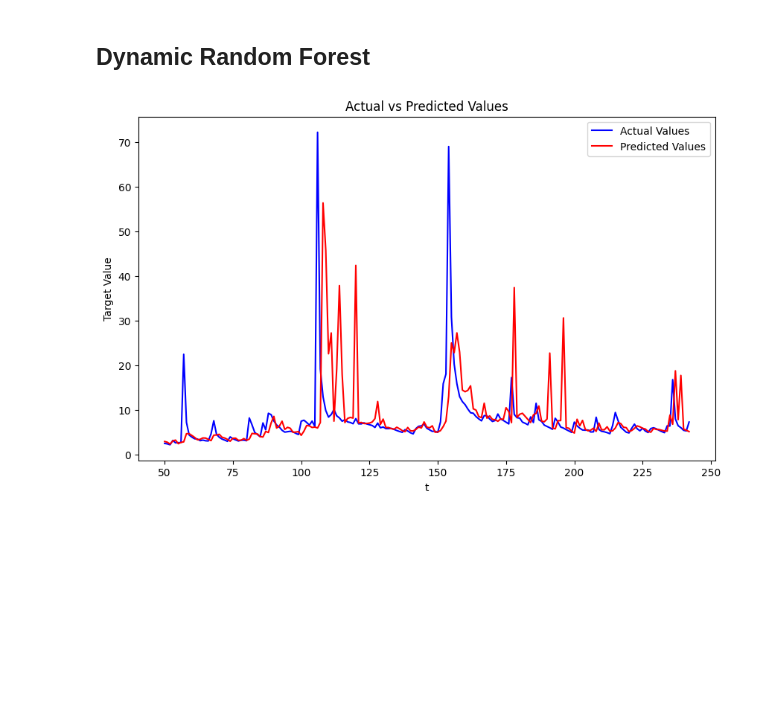
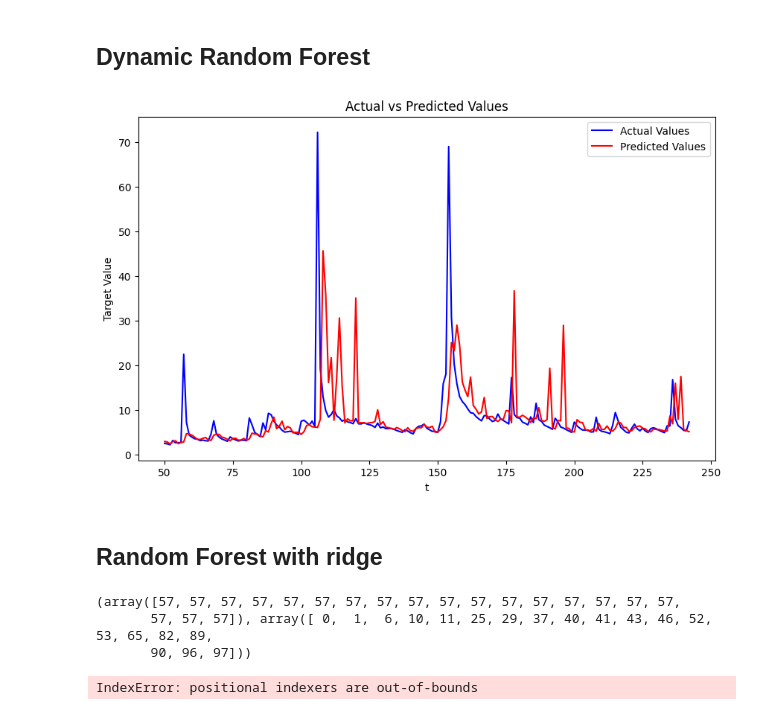
Before and after one commit to vdorseuil/ML_forecast, a Jupyter notebook: random_forest.ipynb, the cells around one changed output. Saved outputs shown, nothing was run; the diff lists cells and outputs as text; code cells hidden in the pictures; blank space fills up the shorter version.

Commit message:
new random_forest

```diff
--- a/random_forest.ipynb
+++ b/random_forest.ipynb
@@ -92,37 +91,100 @@ X = X_ger
 y = y_ger
 
 # Initialize the model
-model = RandomForestRegressor(n_estimators=50, random_state=42)
+model = RandomForestRegressor(n_estimators=100, random_state=42, bootstrap=True)
 
 # Lists to store the actual and predicted values
 actual_values = []
 predicted_values = []
 
 # Loop over t from 50 to the length of the dataset
 for t in range(50, len(X)):
     # Split the data
     X_train = X[:t]
     y_train = y[:t]
     X_test = X.iloc[[t]]  # Reshape to 2D array for prediction
 
     # Train the model
     model.fit(X_train, y_train)
 
     # Make prediction on the t-th sample
     y_pred = model.predict(X_test)
 
     # Store the actual and predicted values
     actual_values.append(y[t])
     predicted_values.append(y_pred[0])
 
 # Plot the actual vs predicted values
 plt.figure(figsize=(10, 6))
 plt.plot(range(50, len(X)), actual_values, label='Actual Values', color='blue')
 plt.plot(range(50, len(X)), predicted_values, label='Predicted Values', color='red')
 plt.xlabel('t')
 plt.ylabel('Target Value')
 plt.title('Actual vs Predicted Values')
 plt.legend()
 plt.show()
 # %% [output]
-[figure, old version]
+[figure, new version]
+# %% [markdown]
+## Random Forest with ridge
+# %%
+
+
+model = RandomForestRegressor(n_estimators=100, random_state=42, max_depth=20)
+
+model.fit(X_ger, y_ger)
+
+# Make predictions on the test set
+y_pred = model.predict(X_ger)
+
+leaf_indices = model.apply(X_ger)
+unique_leaves = np.unique(leaf_indices)
+
+ridge_models = {}
+
+for leaf in unique_leaves:
+    indices = np.where(leaf_indices == leaf)
+    print(indices)
+    X_leaf = X_ger.iloc[indices]
+    y_leaf = y_ger.iloc[indices]
+    ridge = Ridge()
+    ridge.fit(X_leaf, y_leaf)
+    ridge_models[leaf] = ridge
+
+leaf_indices_valid = model.apply(X_valid)
+y_pred = np.zeros_like(y_ger)
+
+for i, leaf in enumerate(leaf_indices_valid):
+    ridge = ridge_models[leaf]
+    y_pred[i] = ridge.predict(X_valid.iloc[[i]])[0]
+
+
+# Tracer les valeurs réelles et les prédictions
+plt.plot(y_ger.reset_index(drop=True), label='Ground Truth')
+plt.plot(y_pred, color='red', label='Predictec')
+plt.title('CART + RIDGE')
+plt.legend()
+plt.show()
+
+# Visualiser l'arbre de régression
+from sklearn.tree import plot_tree
+
+plot_tree(model, filled=True, rounded=True)
+plt.show()
+
+
+# Evaluate the model
+plt.plot(y_ger, label='Ground Truth')
+plt.plot(y_pred, color='red', label='preds')
+plt.title('Random forest on whole dataset')
+plt.legend()
+plt.show()
+
+
+mse = mean_squared_error(y_ger.reset_index(drop=True), y_pred)
+print(f'Mean Squared Error: {mse}')
+# %% [output]
+(array([57, 57, 57, 57, 57, 57, 57, 57, 57, 57, 57, 57, 57, 57, 57, 57, 57,
+       57, 57, 57]), array([ 0,  1,  6, 10, 11, 25, 29, 37, 40, 41, 43, 46, 52, 53, 65, 82, 89,
+       90, 96, 97]))
+IndexError: positional indexers are out-of-bounds
```
Also changed, not shown: parts of 3 cells of this notebook.
